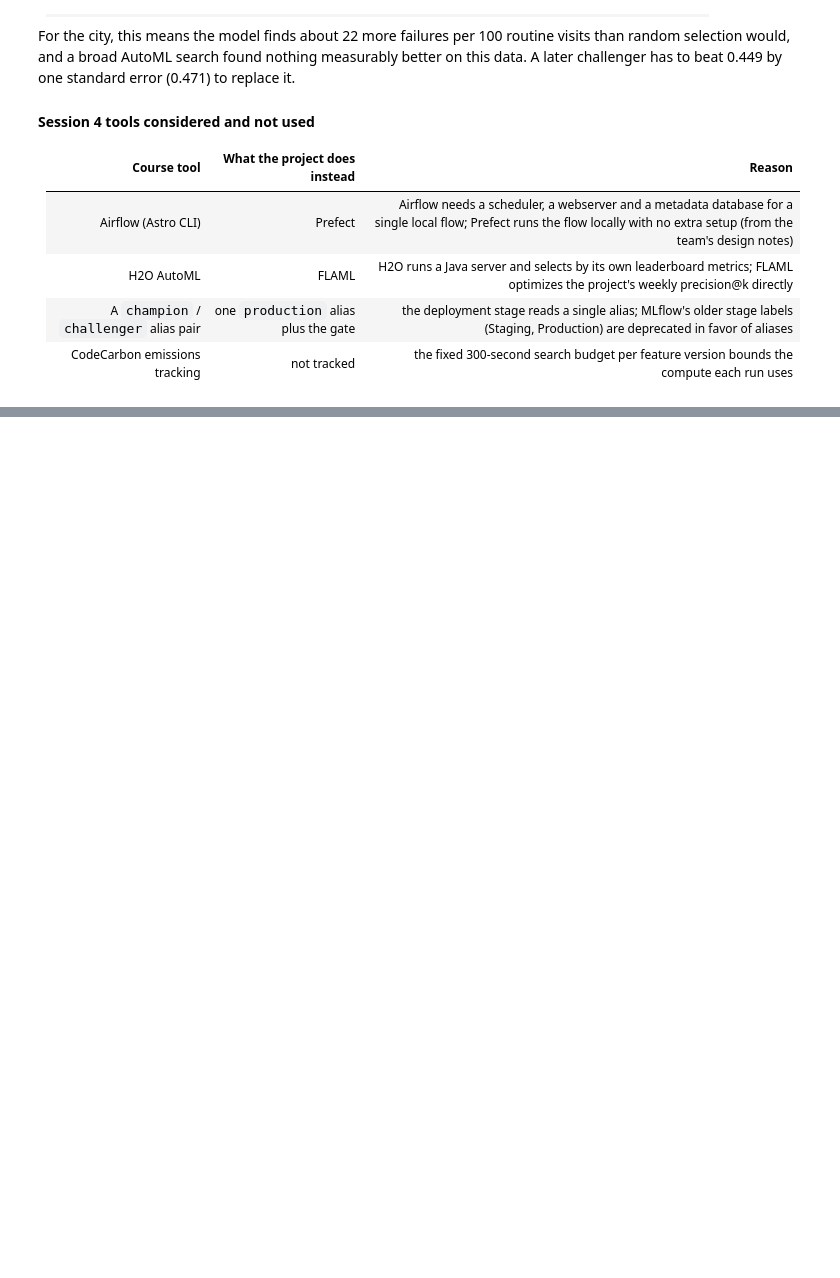
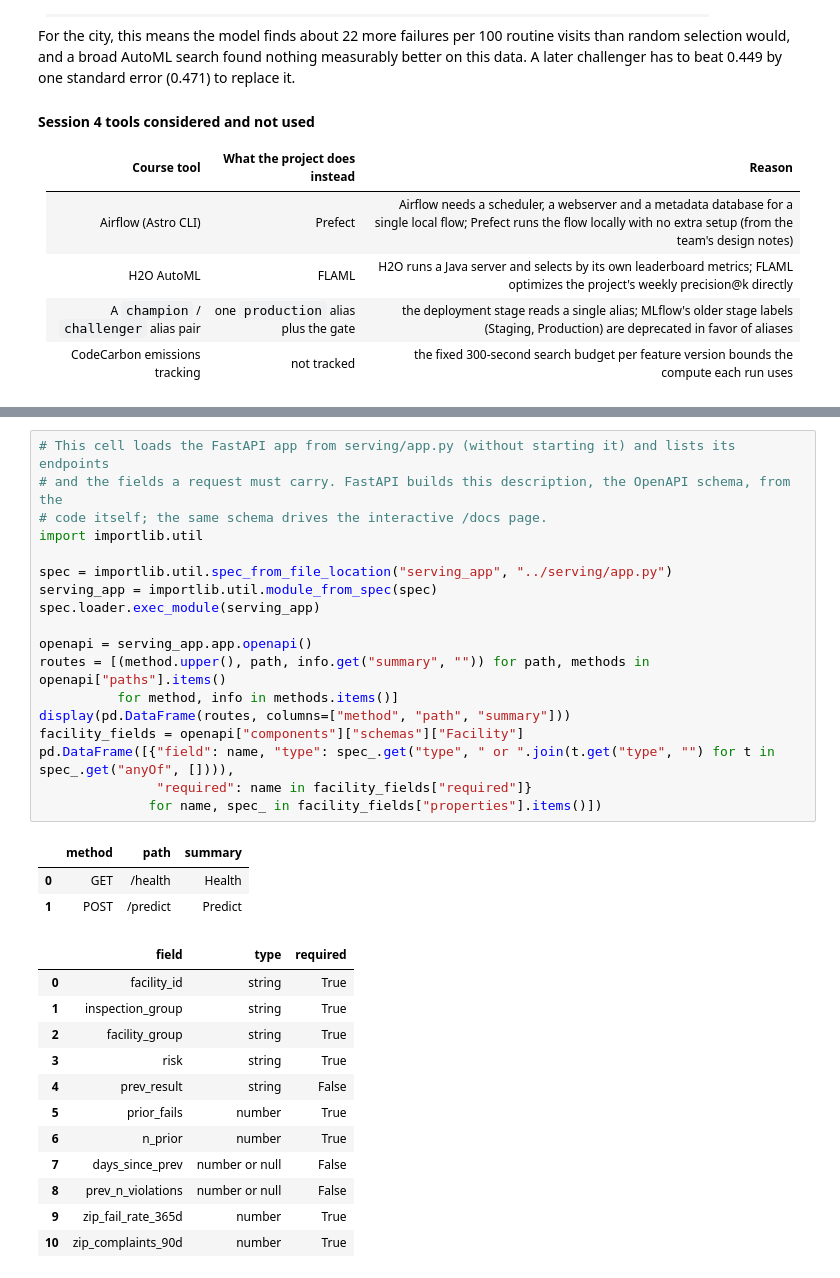
Before and after one commit to brookerios20/chicago-inspection-ranking-mlops, a Jupyter notebook: app/app.ipynb, the cells around one changed output, grey strips where cells are left out. Saved outputs shown, nothing was run; the diff lists cells and outputs as text; blank space fills up the shorter version.

```diff
--- a/app/app.ipynb
+++ b/app/app.ipynb
@@ -3061,0 +3343,34 @@ For the city, this means the model finds about 22 more failures per 100 routine
+# %%
+# This cell loads the FastAPI app from serving/app.py (without starting it) and lists its endpoints
+# and the fields a request must carry. FastAPI builds this description, the OpenAPI schema, from the
+# code itself; the same schema drives the interactive /docs page.
+import importlib.util
+
+spec = importlib.util.spec_from_file_location("serving_app", "../serving/app.py")
+serving_app = importlib.util.module_from_spec(spec)
+spec.loader.exec_module(serving_app)
+
+openapi = serving_app.app.openapi()
+routes = [(method.upper(), path, info.get("summary", "")) for path, methods in openapi["paths"].items()
+          for method, info in methods.items()]
+display(pd.DataFrame(routes, columns=["method", "path", "summary"]))
+facility_fields = openapi["components"]["schemas"]["Facility"]
+pd.DataFrame([{"field": name, "type": spec_.get("type", " or ".join(t.get("type", "") for t in spec_.get("anyOf", []))),
+               "required": name in facility_fields["required"]}
+              for name, spec_ in facility_fields["properties"].items()])
+# %% [output]
+|  | method | path | summary |
+| 0 | GET | /health | Health |
+| 1 | POST | /predict | Predict |
+|  | field | type | required |
+| 0 | facility_id | string | True |
+| 1 | inspection_group | string | True |
+| 2 | facility_group | string | True |
+| 3 | risk | string | True |
+| 4 | prev_result | string | False |
+| 5 | prior_fails | number | True |
+| 6 | n_prior | number | True |
+| 7 | days_since_prev | number or null | False |
+| 8 | prev_n_violations | number or null | False |
+| 9 | zip_fail_rate_365d | number | True |
+| 10 | zip_complaints_90d | number | True |
```
Also changed, not shown: parts of 18 cells of this notebook, 4 other files.
